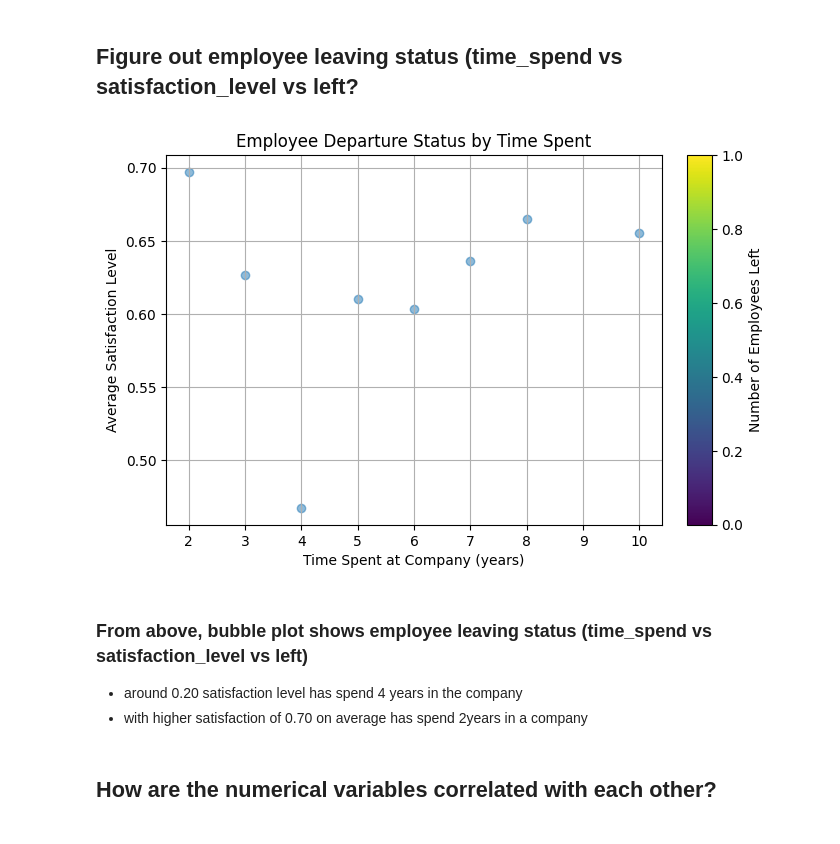
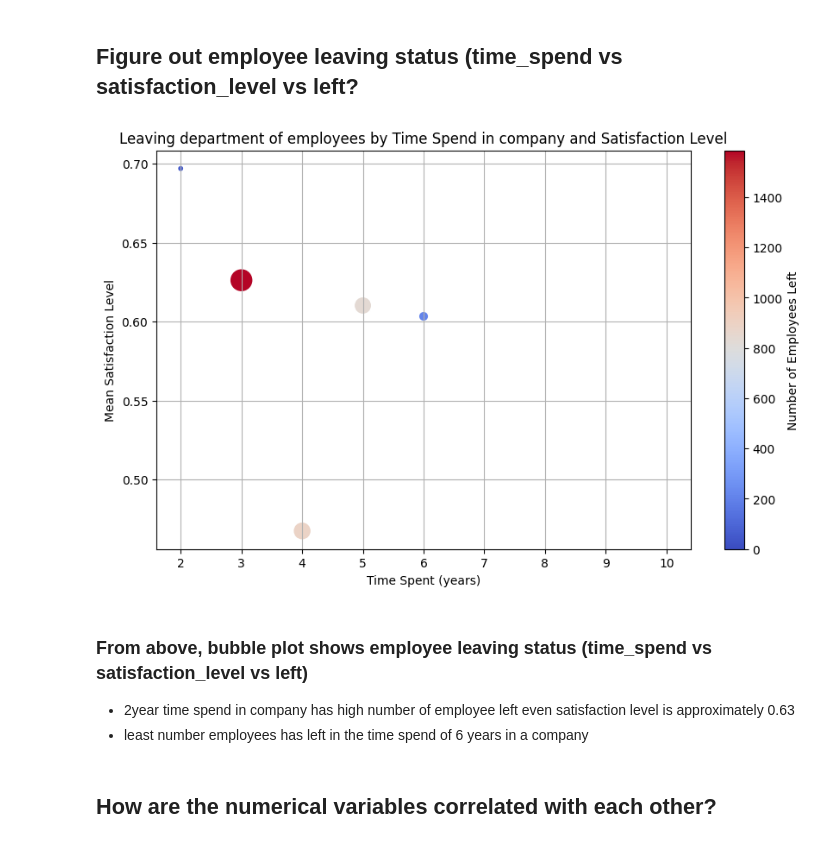
Before and after one commit to Naresh-Dhimal/Datascience-and-ML-using-python, a Jupyter notebook: week6/Day1/matplotlib/matplolib_day1.ipynb, the cells around one changed output. Drawn from its saved outputs; the diff is of its cells as text; code cells hidden in the pictures.

```diff
--- a/week6/Day1/matplotlib/matplolib_day1.ipynb
+++ b/week6/Day1/matplotlib/matplolib_day1.ipynb
@@ -289,42 +289,36 @@ plt.show()
 * most of the median data of department lies between 0.6 to 0.8
 # %% [markdown]
 ## Figure out employee leaving status (time_spend vs satisfaction_level vs left?
-# %%
-import matplotlib.pyplot as plt
-
-# Sample data (time_spend, satisfaction_level, left)
-time_spend = df.groupby('time_spend_company').agg({"satisfaction_level": "mean", "left": "sum"}).reset_index()
-x_data = time_spend["time_spend_company"]
-y_data = time_spend["satisfaction_level"]
-z_data = time_spend['left']
-
-# Normalize z_data to use as bubble sizes
-z_weights = (z_data - z_data.min()) / (z_data.max() - z_data.min())
-
-
-
-# Plot the bubble plot
-plt.scatter(x_data, y_data, alpha=0.5)
-
-# Add labels and title
-plt.xlabel('Time Spent at Company (years)')
-plt.ylabel('Average Satisfaction Level')
-plt.title('Employee Departure Status by Time Spent')
-
-# Create a new Axes object for the color bar
-color_bar_ax = plt.gca().inset_axes([1.05, 0, 0.05, 1])
-color_bar = plt.colorbar(plt.cm.ScalarMappable(norm=None, cmap='viridis'), cax=color_bar_ax)
-color_bar.set_label('Number of Employees Left')
-
-# Show plot
-plt.grid(True)
-plt.show()
-# %% [output]
-[figure, removed]
+# %%
+###### stats_time = df.groupby(["time_spend_company"]).agg({"satisfaction_level": "mean", "left": "sum"}).reset_index()
+stats_time
+x_data = stats_time["time_spend_company"]
+y_data= stats_time["satisfaction_level"]
+z_data = stats_time["left"]
+z_weights = (z_data + z_data.min()) / (z_data.max() - z_data.min())
+z_weights
+
+
+# Plot figure size
+plt.figure(figsize=(10, 6))
+
+# Plot bubble plot
+plt.scatter(x_data, y_data, s=z_weights * 300, c=z_data, cmap='coolwarm')
+
+# Set labels and title
+plt.xlabel('Time Spent (years)')
+plt.ylabel('Mean Satisfaction Level')
+plt.title('Leaving department of employees by Time Spend in company and Satisfaction Level')
+plt.colorbar(label='Number of Employees Left')
+
+plt.grid()
+plt.show()
+# %% [output]
+[figure, added]
 # %% [markdown]
 ### From above, bubble plot shows employee leaving status (time_spend vs satisfaction_level vs left)
-* around 0.20 satisfaction level has spend 4 years in the company
-* with higher satisfaction of 0.70 on average has spend 2years in a company
+* 2year time spend in company has high number of employee left even satisfaction level is approximately 0.63
+* least number employees has left in the time spend of 6 years in a company
 # %% [markdown]
 ## How are the numerical variables correlated with each other?
 # %%
```
